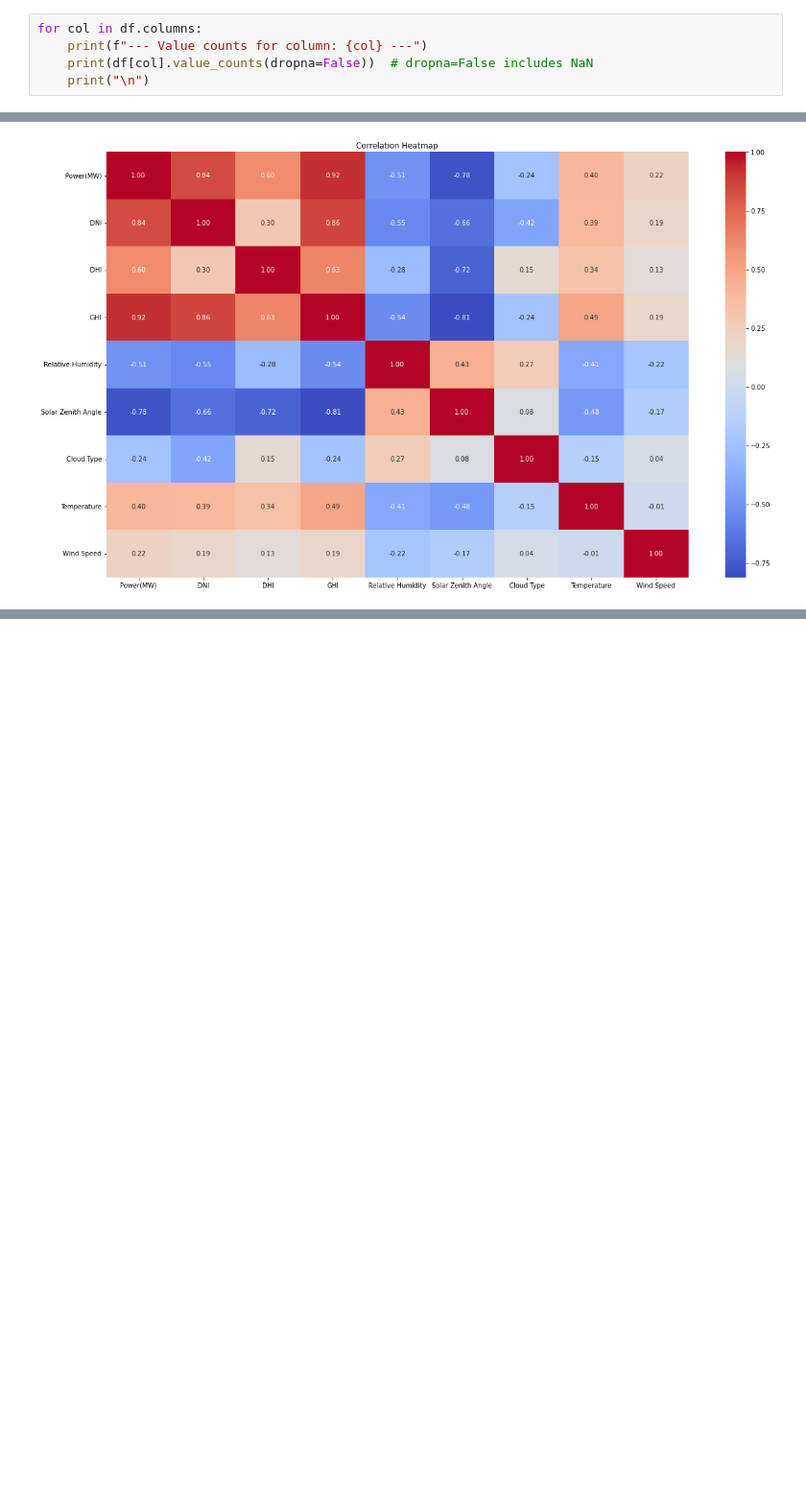
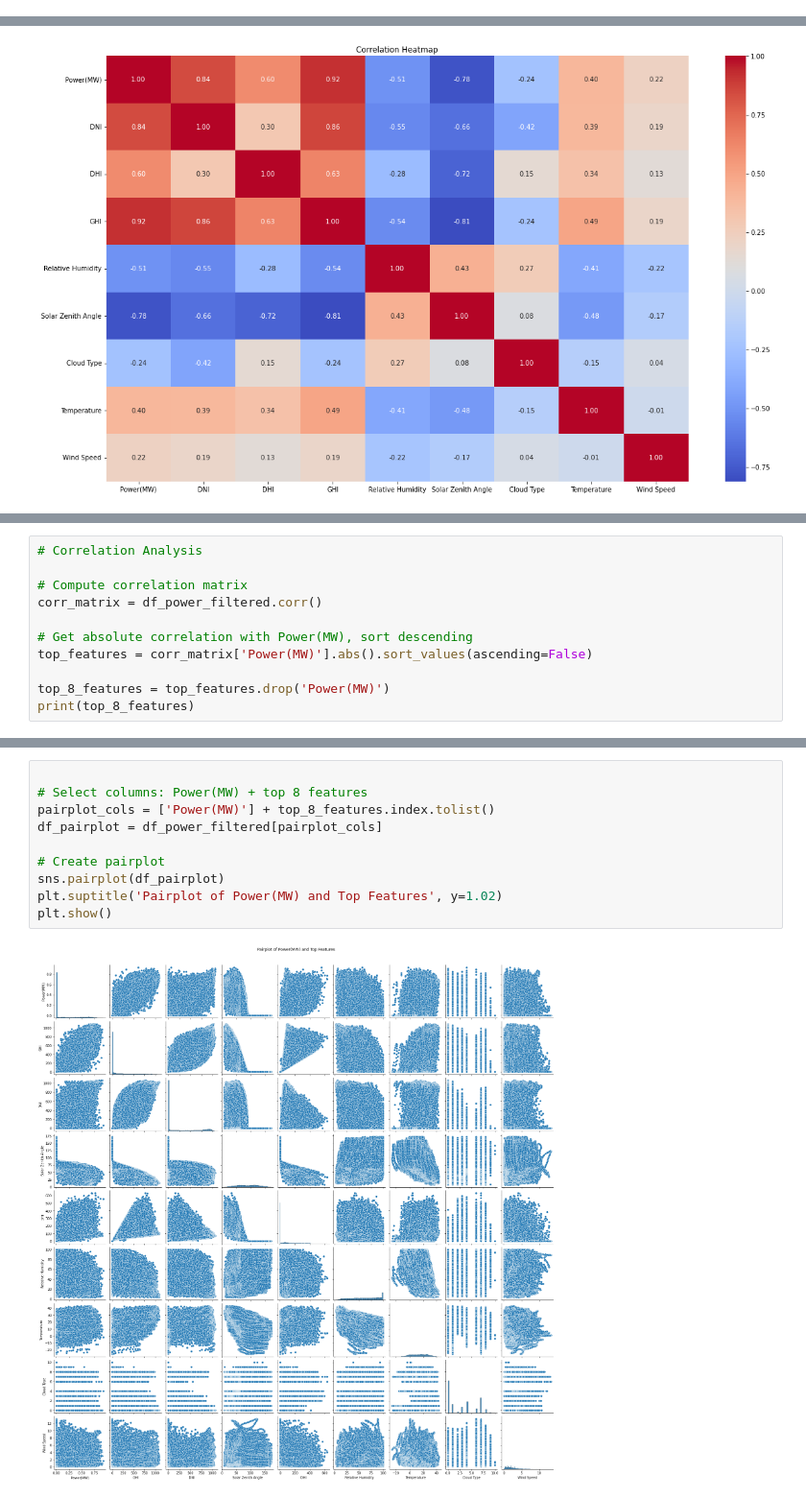
Before and after one commit to t-tasmin/Ontario-Grid-Analysis, a Jupyter notebook: EnergyPrediction.ipynb, the cells around one changed output, grey strips where cells are left out. Shown at 96% size. Cells and saved outputs as stored; diff of their text form; blank space fills up the shorter version.

```diff
--- a/EnergyPrediction.ipynb
+++ b/EnergyPrediction.ipynb
@@ -54,5 +9,0 @@ Name: TIME_OF_DAY, Length: 96, dtype: int64
-# %%
-for col in df.columns:
-    print(f"--- Value counts for column: {col} ---")
-    print(df[col].value_counts(dropna=False))  # dropna=False includes NaN
-    print("\n")
@@ -105,0 +170,11 @@ plt.show()
+# %%
+# Correlation Analysis
+
+# Compute correlation matrix
+corr_matrix = df_power_filtered.corr()
+
+# Get absolute correlation with Power(MW), sort descending
+top_features = corr_matrix['Power(MW)'].abs().sort_values(ascending=False)
+
+top_8_features = top_features.drop('Power(MW)')
+print(top_8_features)
@@ -105,0 +191,12 @@ plt.show()
+# %%
+
+# Select columns: Power(MW) + top 8 features
+pairplot_cols = ['Power(MW)'] + top_8_features.index.tolist()
+df_pairplot = df_power_filtered[pairplot_cols]
+
+# Create pairplot
+sns.pairplot(df_pairplot)
+plt.suptitle('Pairplot of Power(MW) and Top Features', y=1.02)
+plt.show()
+# %% [output]
+[figure, added]
```
Also changed, not shown: parts of 19 cells of this notebook, 1 other file.
